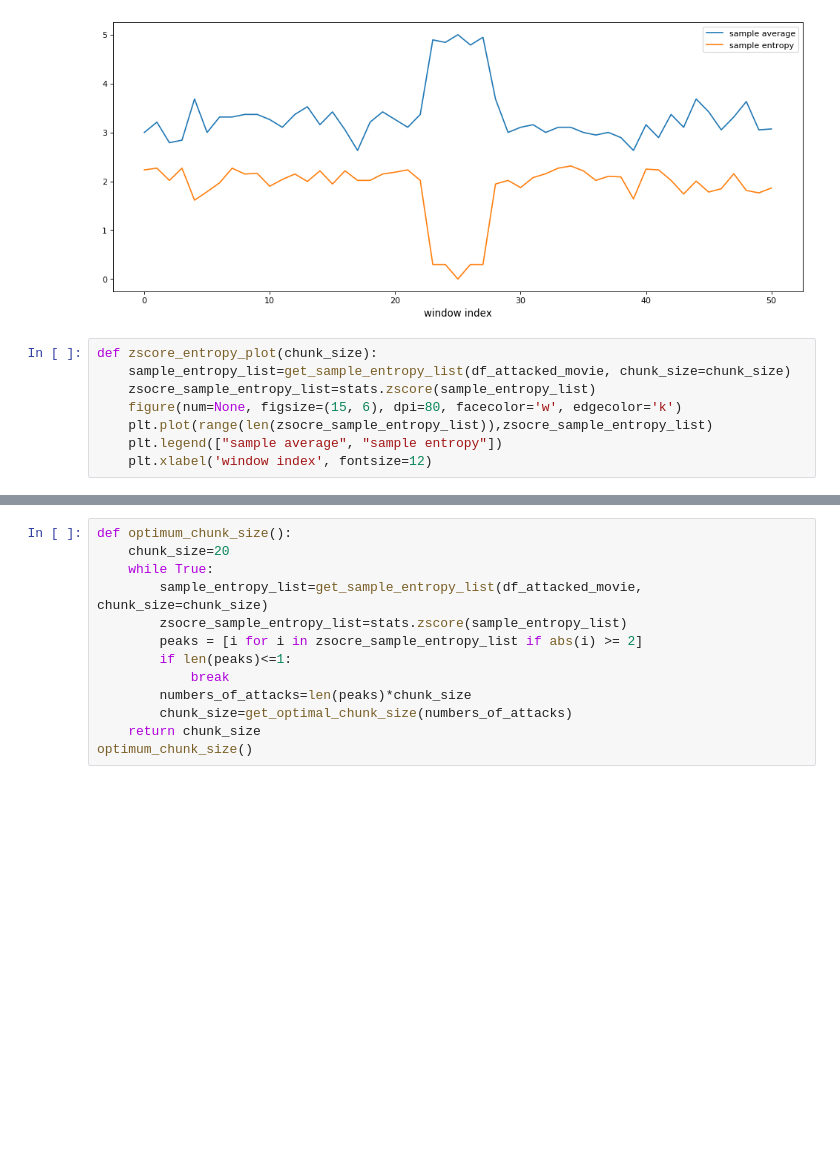
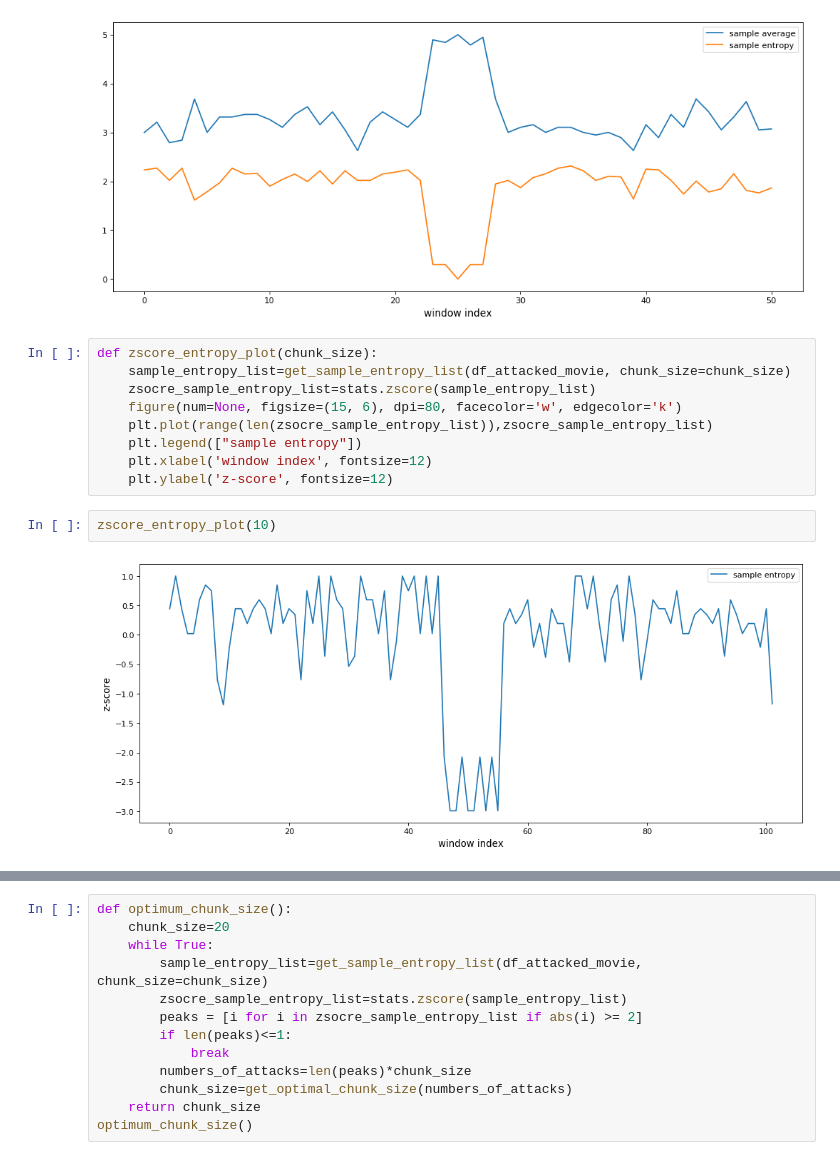
Before and after one commit to ebarkhordar/shilling-attack-detection-for-recommender-systems, a Jupyter notebook: analyze.ipynb, the cells around one changed output, grey strips where cells are left out. Saved outputs shown, nothing was run; the diff lists cells and outputs as text; blank space fills up the shorter version.

```diff
--- a/analyze.ipynb
+++ b/analyze.ipynb
@@ -1134,8 +1130,13 @@ def zscore_entropy_plot(chunk_size):
     zsocre_sample_entropy_list=stats.zscore(sample_entropy_list)
     figure(num=None, figsize=(15, 6), dpi=80, facecolor='w', edgecolor='k')
     plt.plot(range(len(zsocre_sample_entropy_list)),zsocre_sample_entropy_list)
-    plt.legend(["sample average", "sample entropy"])
+    plt.legend(["sample entropy"])
     plt.xlabel('window index', fontsize=12)
+    plt.ylabel('z-score', fontsize=12)
+# %%
+zscore_entropy_plot(10)
+# %% [output]
+[figure, added]
 # %%
 zscore_entropy_plot(20)
 # %% [output]
```
Also changed, not shown: parts of 4 cells of this notebook, 5 other files.
